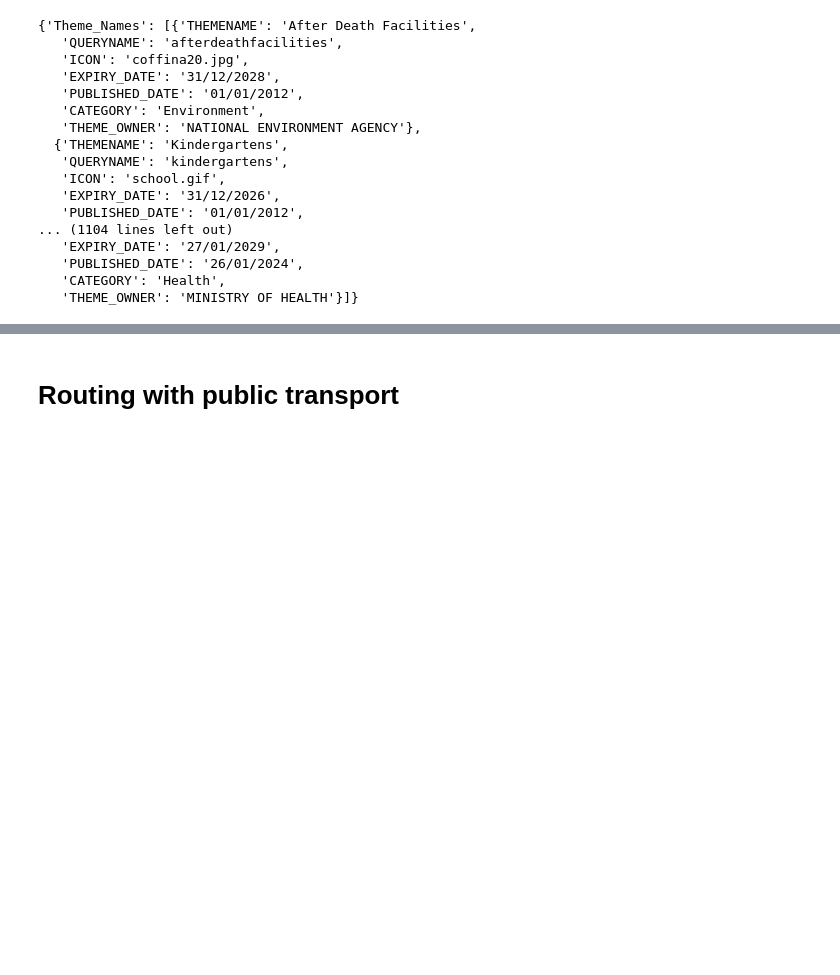
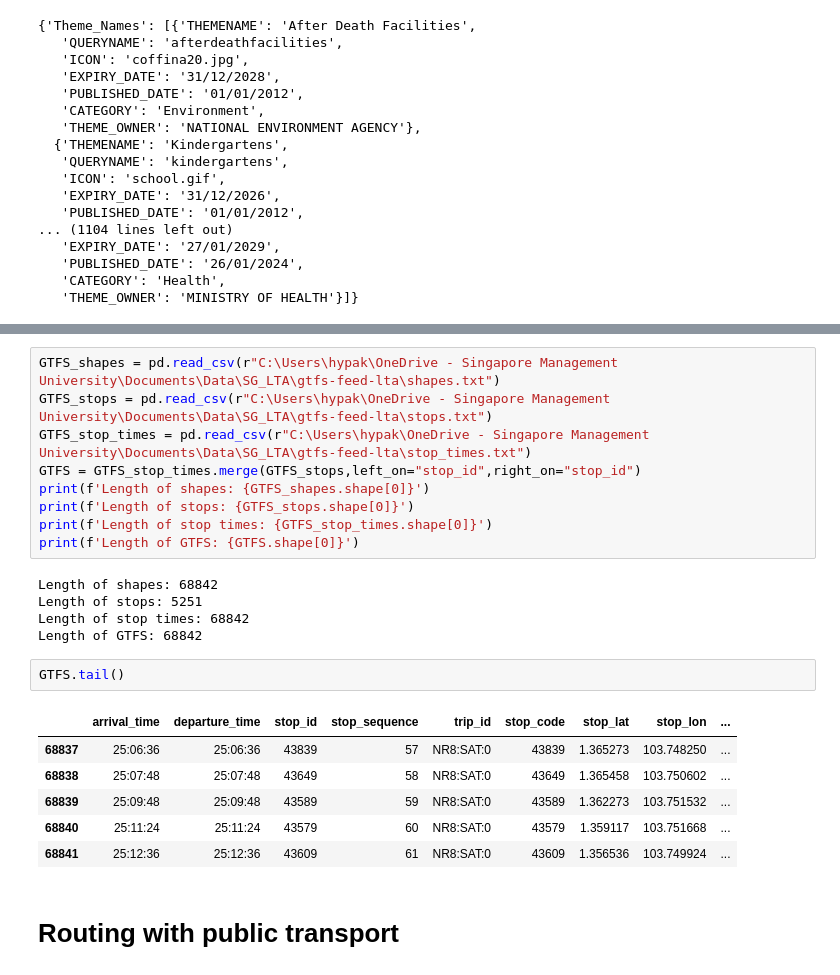
Before and after one commit to pakhuiying/NCCS_analysis, a Jupyter notebook: OneMap_API.ipynb, the cells around one changed output, grey strips where cells are left out. Saved outputs shown, nothing was run; the diff lists cells and outputs as text; blank space fills up the shorter version.

```diff
--- a/OneMap_API.ipynb
+++ b/OneMap_API.ipynb
@@ -74,3 +81,26 @@ themeNames.to_csv(os.path.join(save_dir,"OneMap_map_themes.csv"),index=False)
+# %%
+GTFS_shapes = pd.read_csv(r"C:\Users\hypak\OneDrive - Singapore Management University\Documents\Data\SG_LTA\gtfs-feed-lta\shapes.txt")
+GTFS_stops = pd.read_csv(r"C:\Users\hypak\OneDrive - Singapore Management University\Documents\Data\SG_LTA\gtfs-feed-lta\stops.txt")
+GTFS_stop_times = pd.read_csv(r"C:\Users\hypak\OneDrive - Singapore Management University\Documents\Data\SG_LTA\gtfs-feed-lta\stop_times.txt")
+GTFS = GTFS_stop_times.merge(GTFS_stops,left_on="stop_id",right_on="stop_id")
+print(f'Length of shapes: {GTFS_shapes.shape[0]}')
+print(f'Length of stops: {GTFS_stops.shape[0]}')
+print(f'Length of stop times: {GTFS_stop_times.shape[0]}')
+print(f'Length of GTFS: {GTFS.shape[0]}')
+# %% [output]
+Length of shapes: 68842
+Length of stops: 5251
+Length of stop times: 68842
+Length of GTFS: 68842
+# %%
+GTFS.tail()
+# %% [output]
+|  | arrival_time | departure_time | stop_id | stop_sequence | trip_id | stop_code | stop_lat | stop_lon | ... |
+| 68837 | 25:06:36 | 25:06:36 | 43839 | 57 | NR8:SAT:0 | 43839 | 1.365273 | 103.748250 | ... |
+| 68838 | 25:07:48 | 25:07:48 | 43649 | 58 | NR8:SAT:0 | 43649 | 1.365458 | 103.750602 | ... |
+| 68839 | 25:09:48 | 25:09:48 | 43589 | 59 | NR8:SAT:0 | 43589 | 1.362273 | 103.751532 | ... |
+| 68840 | 25:11:24 | 25:11:24 | 43579 | 60 | NR8:SAT:0 | 43579 | 1.359117 | 103.751668 | ... |
+| 68841 | 25:12:36 | 25:12:36 | 43609 | 61 | NR8:SAT:0 | 43609 | 1.356536 | 103.749924 | ... |
 # %% [markdown]
 # Routing with public transport
 # %%
```
Also changed, not shown: parts of 18 cells of this notebook, 2 other files.
